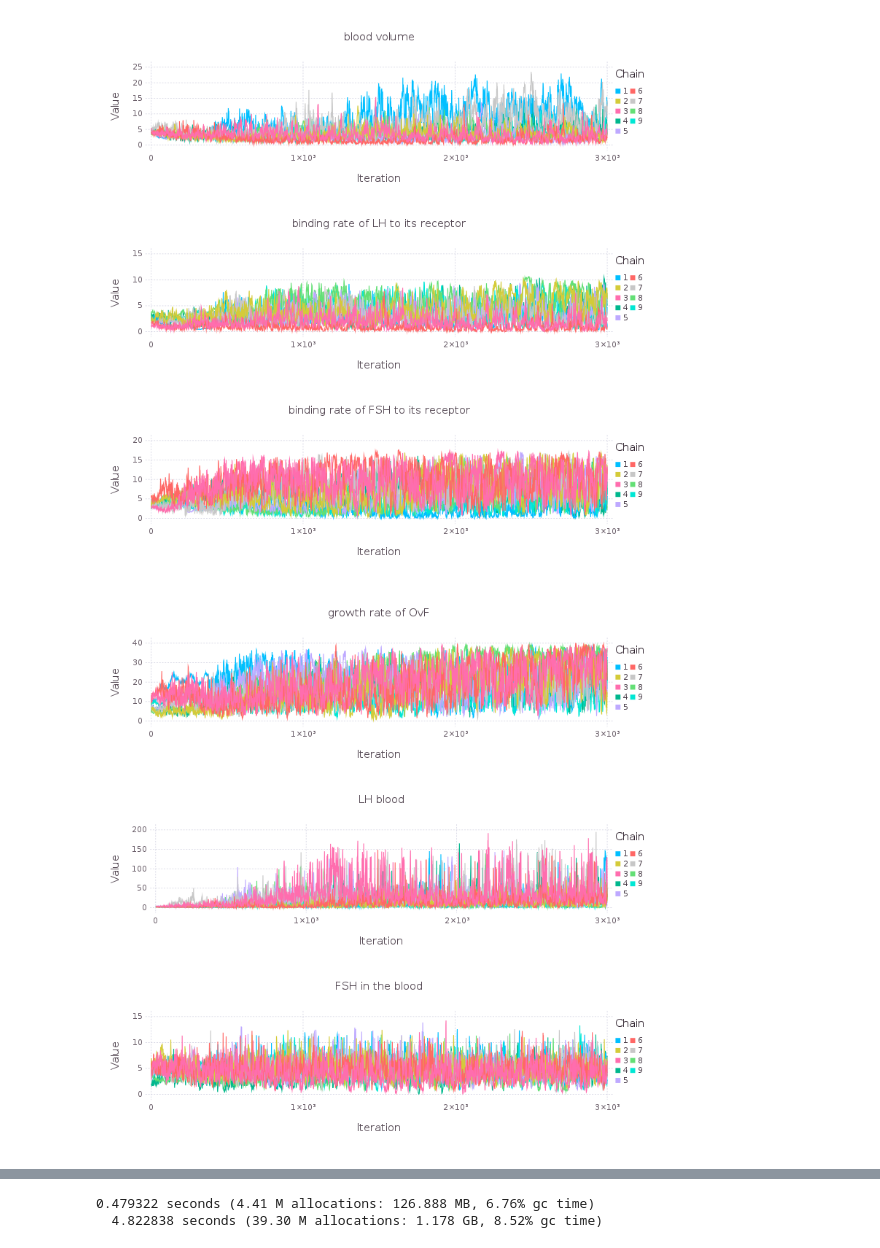
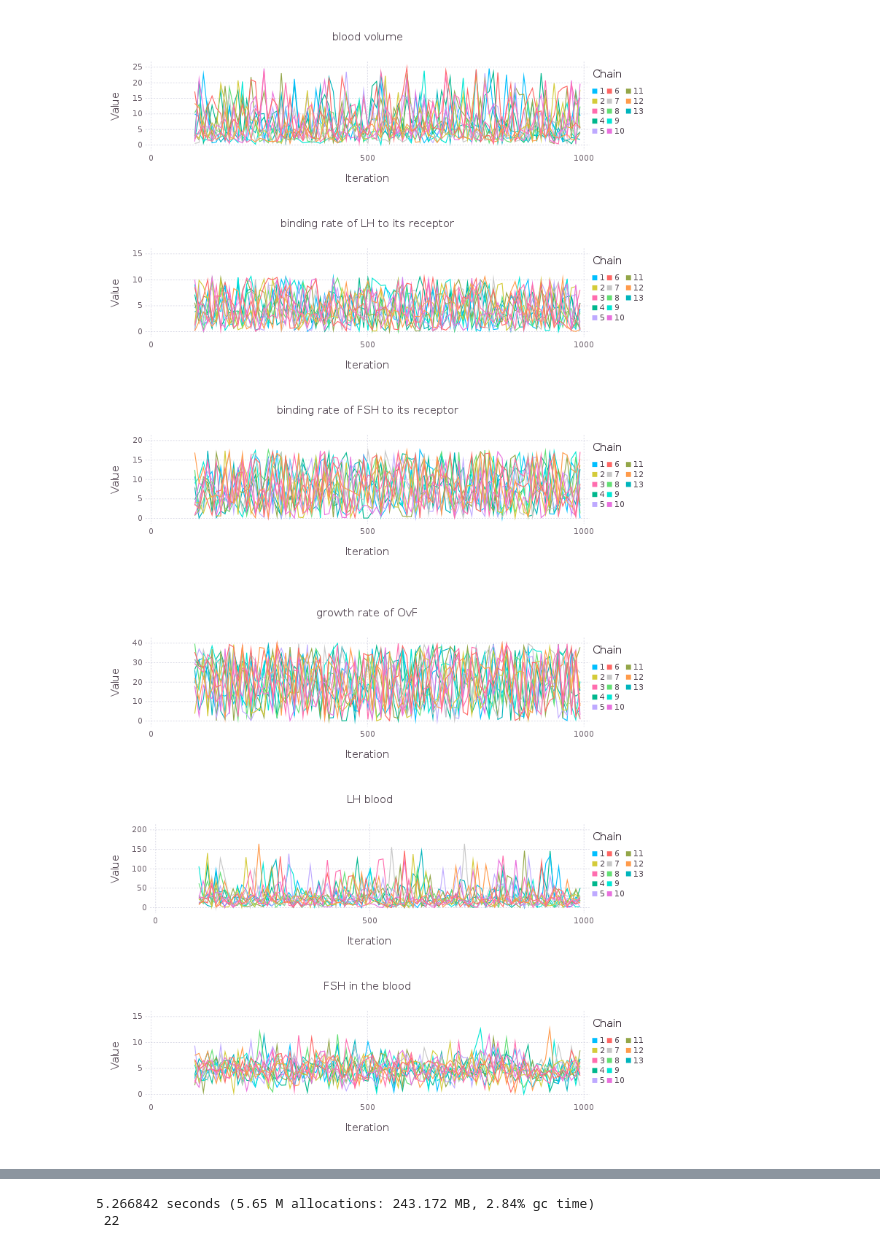
Before and after one commit to axsk/GynC.jl, a Jupyter notebook: notebooks/viewwalk.ipynb, the cells around one changed output, grey strips where cells are left out. Cells and saved outputs as stored; diff of their text form; code cells hidden in the pictures.

```diff
--- a/notebooks/viewwalk.ipynb
+++ b/notebooks/viewwalk.ipynb
@@ -36,19 +4,12 @@ end;
 # %%
-thin = 1 # destroys acceptance
+thin = 1 # this is the load-thinning, do not confuse with computation-thinning
 
-fac20err10 = ["../out/fac20err10/$(p)_$c.jld" for p in 1:3, c in 1:3]
-fac5err5   = ["../out/fac5err5/$(p)_$c.jld"   for p in 1:3, c in 1:3]
-fac5err10  = ["../out/fac5err10/$(p)_$c.jld"  for p in 1:3, c in 1:3]
+# datasets
+fac20err10 = ["../out/fac20err10/$(p)_$c.jld" for c in 1:3, p in 1:3]
+fac5err5   = ["../out/fac5err5/$(p)_$c.jld"   for c in 1:3, p in 1:3]
+fac5err10(p, c) = ["../out/fac5err10/$(p)_$c.jld"  for c in c, p in p]
 
-files = fac5err10
+files = fac5err10(1:5, 1:3)
 
-commonlength = minimum(
-    [jldopen(file->size(file["chains"],1), f, "r")
-    for f in files])
-
-mcs = Chains(cat(3, [load(f)["chains"][1:thin:commonlength, :, :] for f in files]...),
-names=[Gync.parameternames[Gync.sampleparms]; Gync.speciesnames])
-
-println("size: ", size(mcs))
-println("acc:  ", map(x->round(x,3),acceptance(mcs)))
+lengths = map(f->jldopen(file->size(file["chains"],1), f, "r"), files)
 # %% [output]
@@ -56,0 +20,6 @@ acc:  [0.994,0.988,0.998,0.994,0.998,0.998,0.993,0.985,0.998]
+# %%
+alldata = map((f,l)->load(f)["chains"][1:thin:l, :, :], files, lengths)
+# %%
+allchains  = cat(3, alldata...)[1:end,:,:]
+allpersons = cat(3,[vcat(alldata[:,p]...) for p=1:P]...)[1:C:end,:,:]
+all        = vcat(alldata...)[1:C*P:end,:,:]
@@ -56,0 +44,7 @@ acc:  [0.994,0.988,0.998,0.994,0.998,0.998,0.993,0.985,0.998]
+# %%
+data = cat(3,allpersons)
+
+mcs = Chains(data, names=[Gync.parameternames[Gync.sampleparms]; Gync.speciesnames])
+
+println("size: ", size(mcs))
+#println("acc:  ", map(x->round(x,3),acceptance(mcs)))
@@ -80,14 +76,14 @@ end
 # %%
 plotspecies = [8, 9, 20, 39, 84, 89, 106, 107]
 #plotspecies = Colon()
-burnin = 0_000 / thin |> Int
+burnin = 10_000 / thin |> Int
 types = [:trace, :autocor, :mean, :density]
 #types = [:density]
 types = [:trace]#, :autocor, :mean]
-step = 1
+step = 10
 @time plots = plot(mcs[burnin+1:step:end,plotspecies,:], types, trim=(0,1), legend=true)
 
 @time draw(plots, ask=false, fmt=:png, ncol=length(types))
 # %% [output]
-[figure, old version]
+[figure, new version]
-[figure, old version]
+[figure, new version]
@@ -95,5 +91,5 @@ step = 1
-0.479322 seconds (4.41 M allocations: 126.888 MB, 6.76% gc time)
-  4.822838 seconds (39.30 M allocations: 1.178 GB, 8.52% gc time)
+5.266842 seconds (5.65 M allocations: 243.172 MB, 2.84% gc time)
+ 22
 # %%
 import Gync: sampledmles
 using Gadfly: layer, Geom
```
Also changed, not shown: parts of 9 cells of this notebook, 6 other files.
